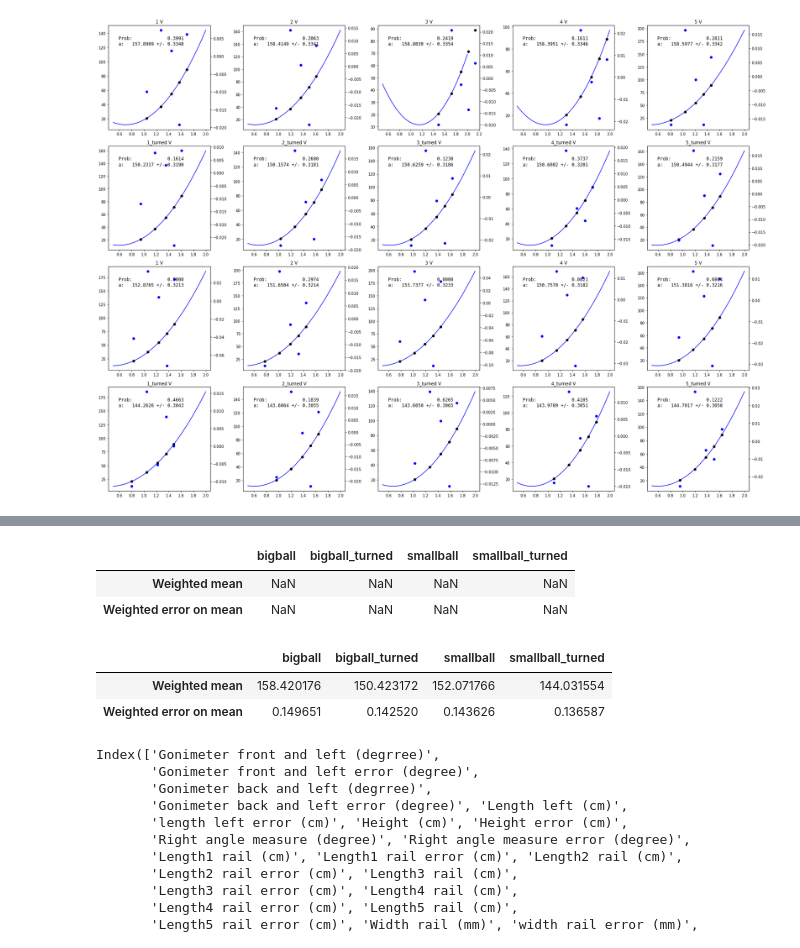
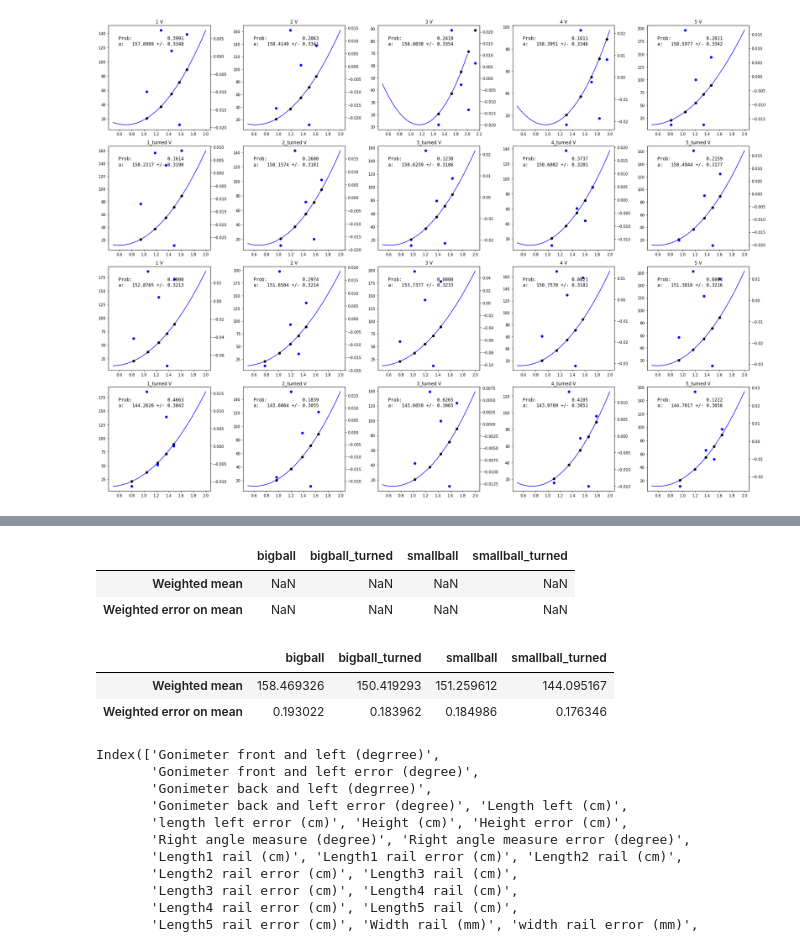
Before and after one commit to PhilKofoed/AppStat2022, a Jupyter notebook: Philip/Ballonincline/Balloninclineclac.ipynb, the cells around one changed output, grey strips where cells are left out. Cells and saved outputs as stored; diff of their text form; code cells hidden in the pictures.

Commit message:
Actually done with ball

```diff
--- a/Philip/Ballonincline/Balloninclineclac.ipynb
+++ b/Philip/Ballonincline/Balloninclineclac.ipynb
@@ -301,3 +302,31 @@ for df, para, para_t in zip([peakdf_bigball, peakdf_smallball], [paramatrix_big,
 4_turned V 0.4105438747174698
 5 V 0.08636226719539743
 5_turned V 0.12222671567177615
+# %%
+fig, ax = plt.subplots(1, 1, figsize = (6.3,4), facecolor = "white")
+
+x_plot = np.linspace(0.5, 2, 1000)
+ax.plot(x_plot, polysecond(x_plot, *paramatrix_big[0:3, 0]), color = "k")
+
+ax.errorbar(peakdf_bigball.iloc[:, 0], distances, yerr = errors_on_distances, ecolor = "k", fmt = "o", color = "r", capsize = 4)
+text = nice_string_output({"a:": f"{paramatrix_big[0,0]:.1f}+/-{paramatrix_big[3,0]:.1f} (cm/s^2)", "Ndof:": "2", "Chi2:": f"{paramatrix_big[6,0]:.4f}", "Prob:": f"{paramatrix_big[7,0]:.4f}"}, extra_spacing=5)
+add_text_to_ax(0.05, 0.95, text, ax)
+ax.set_title("Big ball measurement 1")
+xlim = ax.get_xlim()
+ax.set_xlim(*xlim)
+ax.set_ylim(-40, 155)
+ax.set_xlabel("Time (s)")
+ax.set_ylabel("Distance (cm)", color = "r")
+ax.set_yticks(np.arange(0, 151, 25))
+
+sec_ax = ax.twinx()
+sec_ax.errorbar(peakdf_bigball.iloc[:, 0], distances - polysecond(peakdf_bigball.iloc[:, 0], *paramatrix_big[0:3,0]), yerr = errors_on_distances,  ecolor = "k", fmt = ".", color = "b", capsize = 4)
+xlim = ax.get_xlim()
+xlim = xlim[0]-5, xlim[1]+5
+sec_ax.hlines(0, *xlim, color = "k", linestyles = "--")
+sec_ax.set_ylim(-0.05, 0.2)
+sec_ax.set_ylabel("Residuals (cm)", color = "b")
+# sec_ax.set_yticklabels([-0.05, 0.025, 0, 0.025, 0.05])
+sec_ax.set_yticks([-0.05, -0.025, 0, 0.025, 0.05])
+plt.tight_layout()
+plt.savefig("fitfigure.png", dpi = 150)
@@ -325,18 +418,22 @@ plt.savefig("test.png", dpi = 150)
 # %%
 a_dataframe = pd.DataFrame({"bigball": [np.nan, np.nan], "bigball_turned": [np.nan, np.nan], "smallball": [np.nan, np.nan], "smallball_turned": [np.nan, np.nan]}, index = ["Weighted mean", "Weighted error on mean"])
 display(a_dataframe)
 for data, name in zip([paramatrix_big, paramatrix_big_t, paramatrix_small, paramatrix_small_t], a_dataframe.columns):
-    wm = weighted_mean(data[0, :], data[3, :])
-    sigmam = weighted_error_on_mean(data[3, :])
+    if data.all() == paramatrix_small.all():
+        wm = weighted_mean(data[0, [1,3,4]], data[3, [1,3,4]])
+        sigmam = weighted_error_on_mean(data[3, [1,3,4]])
+    else:
+        wm = weighted_mean(data[0, :], data[3, :])
+        sigmam = weighted_error_on_mean(data[3, :])
     a_dataframe[name] = [wm, sigmam]
 display(a_dataframe)
 # %% [output]
 |  | bigball | bigball_turned | smallball | smallball_turned |
 | Weighted mean | NaN | NaN | NaN | NaN |
 | Weighted error on mean | NaN | NaN | NaN | NaN |
 |  | bigball | bigball_turned | smallball | smallball_turned |
-| Weighted mean | 158.420176 | 150.423172 | 152.071766 | 144.031554 |
-| Weighted error on mean | 0.149651 | 0.142520 | 0.143626 | 0.136587 |
+| Weighted mean | 158.469326 | 150.419293 | 151.259612 | 144.095167 |
+| Weighted error on mean | 0.193022 | 0.183962 | 0.184986 | 0.176346 |
 # %%
 print(tableparams.keys())
 # %% [output]
```
Also changed, not shown: parts of 12 cells of this notebook, 1 other file.
